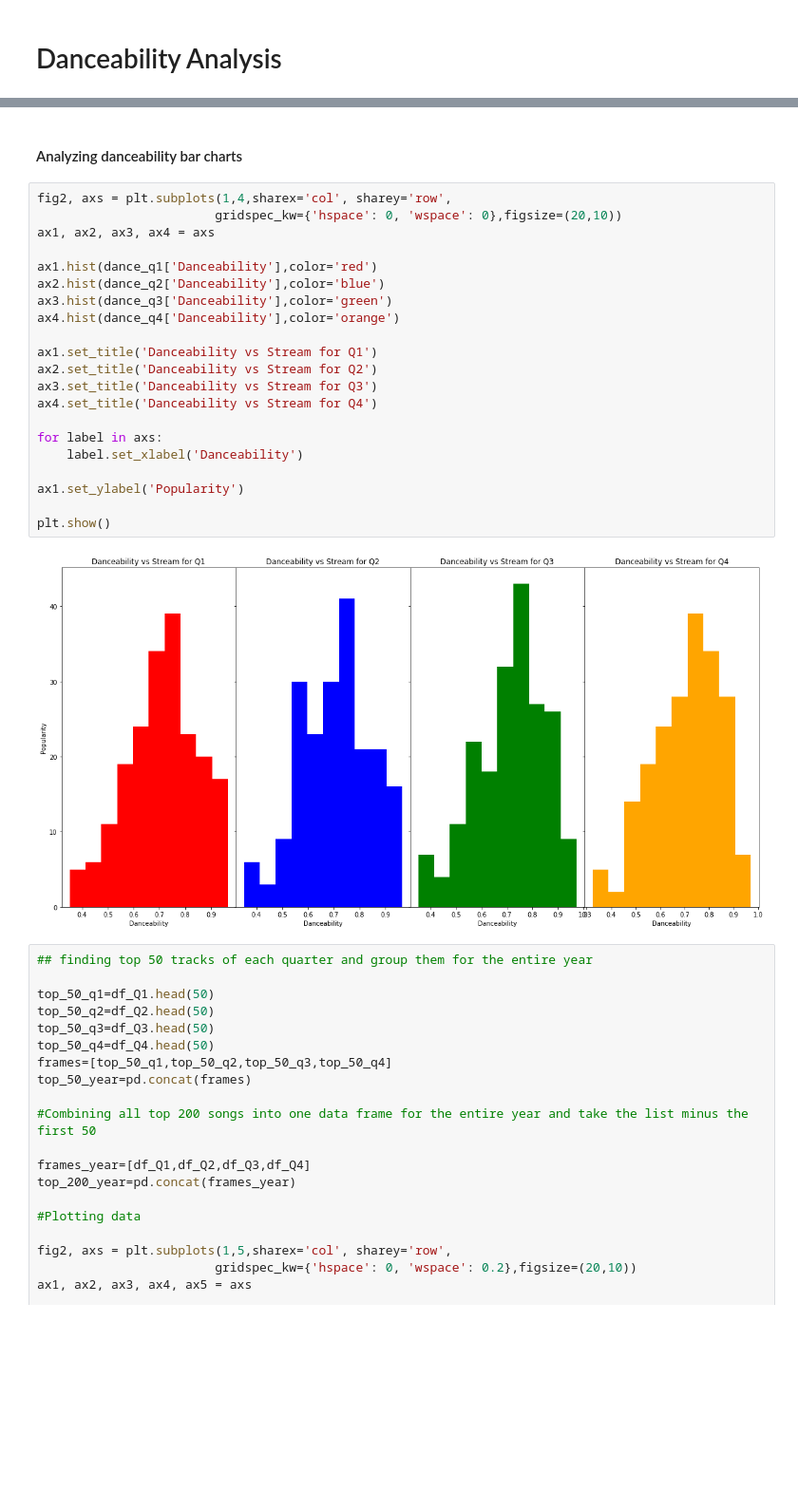
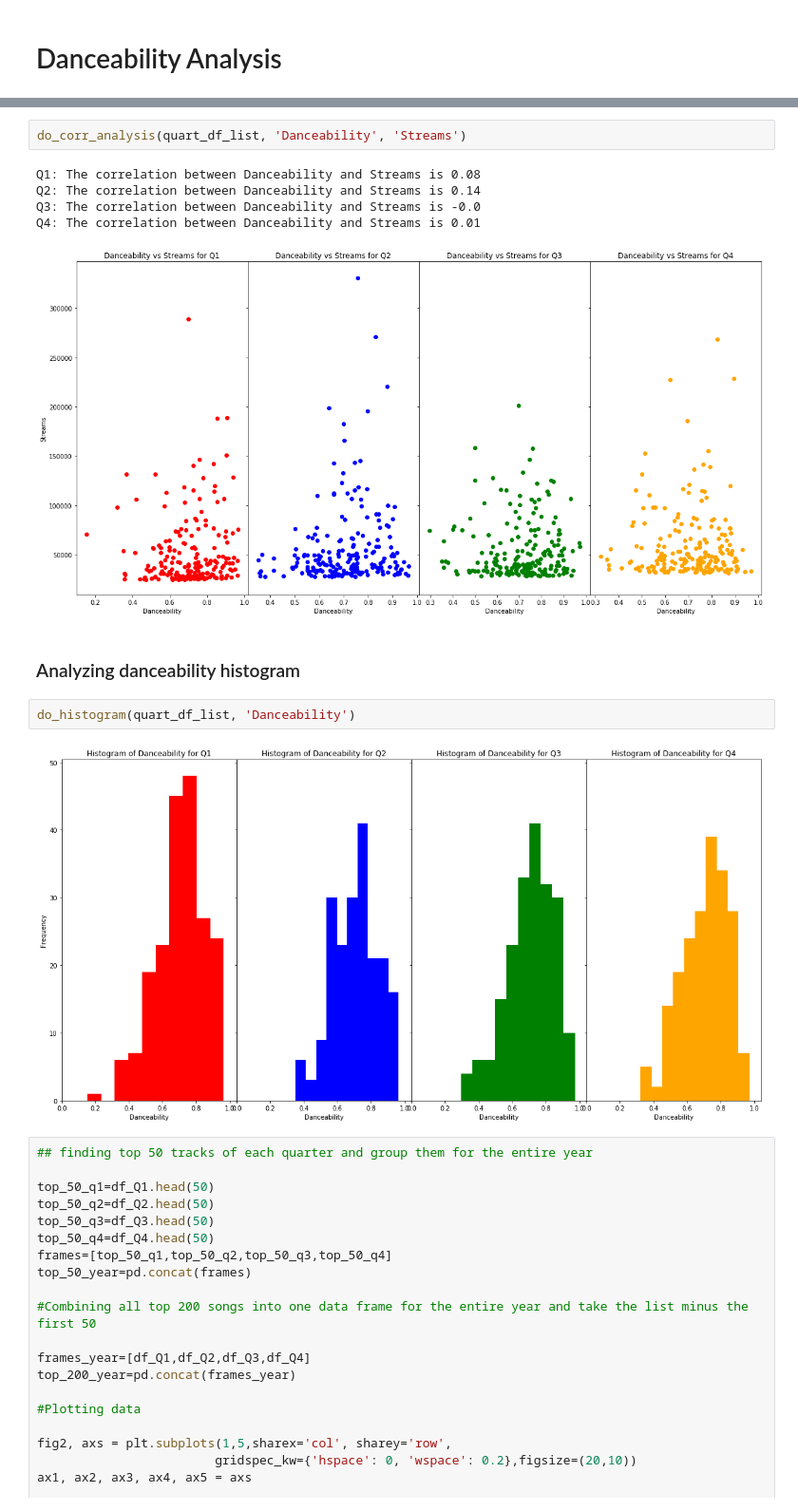
Before and after one commit to navidmalakootikhah/Project-One, a Jupyter notebook: analysis.ipynb, the cells around one changed output, grey strips where cells are left out. Shown at 95% size. Cells and saved outputs as stored; diff of their text form; blank space fills up the shorter version.

```diff
--- a/analysis.ipynb
+++ b/analysis.ipynb
@@ -334,28 +335,17 @@ The correlation coefficient between Q4 Danceability and Streams is 0.01
+# %%
+do_corr_analysis(quart_df_list, 'Danceability', 'Streams')
+# %% [output]
+Q1: The correlation between Danceability and Streams is 0.08
+Q2: The correlation between Danceability and Streams is 0.14
+Q3: The correlation between Danceability and Streams is -0.0
+Q4: The correlation between Danceability and Streams is 0.01
+[figure, added]
 # %% [markdown]
-#### Analyzing danceability bar charts
+### Analyzing danceability histogram
-# %%
-fig2, axs = plt.subplots(1,4,sharex='col', sharey='row',
-                        gridspec_kw={'hspace': 0, 'wspace': 0},figsize=(20,10))
-ax1, ax2, ax3, ax4 = axs
-
-ax1.hist(dance_q1['Danceability'],color='red')
-ax2.hist(dance_q2['Danceability'],color='blue')
-ax3.hist(dance_q3['Danceability'],color='green')
-ax4.hist(dance_q4['Danceability'],color='orange')
-
-ax1.set_title('Danceability vs Stream for Q1')
-ax2.set_title('Danceability vs Stream for Q2')
-ax3.set_title('Danceability vs Stream for Q3')
-ax4.set_title('Danceability vs Stream for Q4')
-
-for label in axs:
-    label.set_xlabel('Danceability')
-
-ax1.set_ylabel('Popularity')
-
-plt.show()
-# %% [output]
-[figure, removed]
+# %%
+do_histogram(quart_df_list, 'Danceability')
+# %% [output]
+[figure, added]
 # %%
 ## finding top 50 tracks of each quarter and group them for the entire year
 
```
Also changed, not shown: parts of 100 cells of this notebook, 6 other files.
